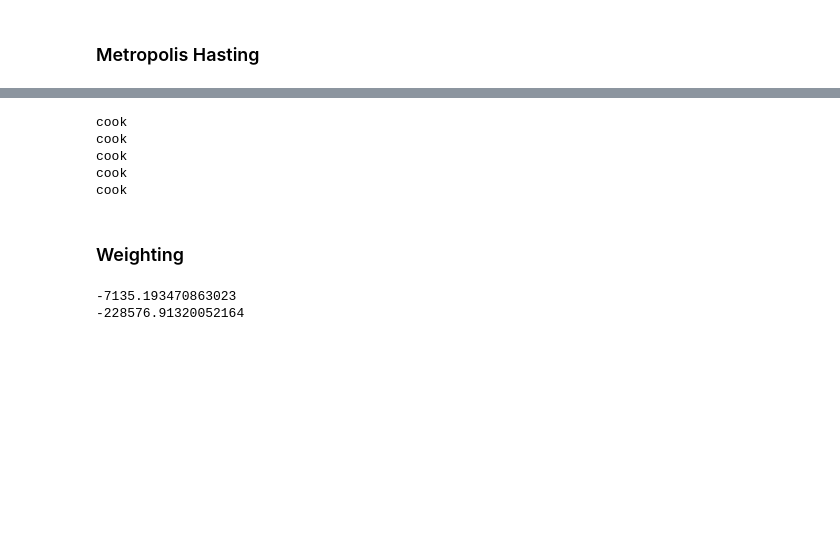
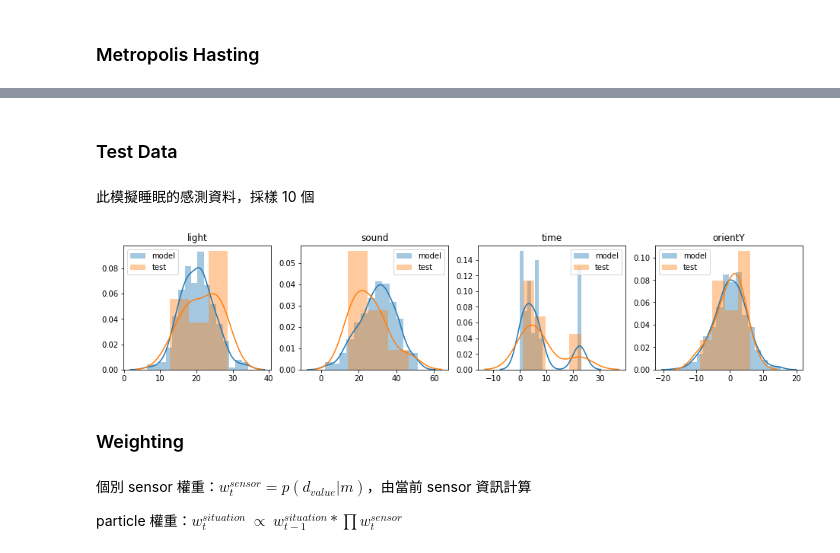
Before and after one commit to ab37695543xs/IoT_project, a Jupyter notebook: test.ipynb, the cells around one changed output, grey strips where cells are left out. Cells and saved outputs as stored; diff of their text form; code cells hidden in the pictures; blank space fills up the shorter version.

```diff
--- a/test.ipynb
+++ b/test.ipynb
@@ -193,13 +203,28 @@ def draw_situation(curr_situation):
-# %%
-curr_situation = 'cook'
-for i in range(5):
-    curr_situation = draw_situation(curr_situation)
-    print(curr_situation)
-# %% [output]
-cook
-cook
-cook
-cook
-cook
+# %% [markdown]
+### Test Data
+# %% [markdown]
+此模擬睡眠的感測資料，採樣 10 個
+# %%
+# 轉二維
+def sleep_data(n_samples):
+    light = np.random.normal(20, 5, n_samples)[:, np.newaxis]
+    sound = np.random.normal(30, 10, n_samples)[:, np.newaxis]
+    time_category = [22, 23, 0, 1, 2, 3, 4, 5, 6, 7, 8]
+    time = np.random.choice(time_category, n_samples)[:, np.newaxis]
+    orientY = np.random.normal(0, 5, n_samples)[:, np.newaxis]
+    return dict(light=light, sound=sound, time=time, orientY=orientY)
+# %%
+test_data = sleep_data(10)
+# %%
+fig, ax = plt.subplots(1, 4, figsize=(16, 3))
+
+for i in range(len(sensor)):
+    # sleep
+    ax[i].set_title(sensor[i])
+    sb.distplot(sleep[sensor[i]], ax=ax[i], label='model')
+    sb.distplot(test_data[sensor[i]], ax=ax[i], label='test')
+    ax[i].legend()
+# %% [output]
+[figure, added]
 # %% [markdown]
 ### Weighting
@@ -224 +231,6 @@ def test_data2():
+# %% [markdown]
+個別 sensor 權重：$w^{sensor}_{t}=p(d_{value}|m)$，由當前 sensor 資訊計算
+
+
+particle 權重：$w^{situation}_{t}\ {\propto}\ w^{situation}_{t-1}*{\prod}w^{sensor}_{t}$
 # %%
@@ -234,10 +247 @@ def compute_particle_weight(data, curr_situation, particle_weight):
     return particle_weight
-# %%
-data = test_data1()
-curr_situation = 'sleep'
-print(compute_particle_weight(data, curr_situation, 0))
-curr_situation = 'cook'
-print(compute_particle_weight(data, curr_situation, 0))
-# %% [output]
--7135.193470863023
--228576.91320052164
```
Also changed, not shown: parts of 43 cells of this notebook, 1 other file.
